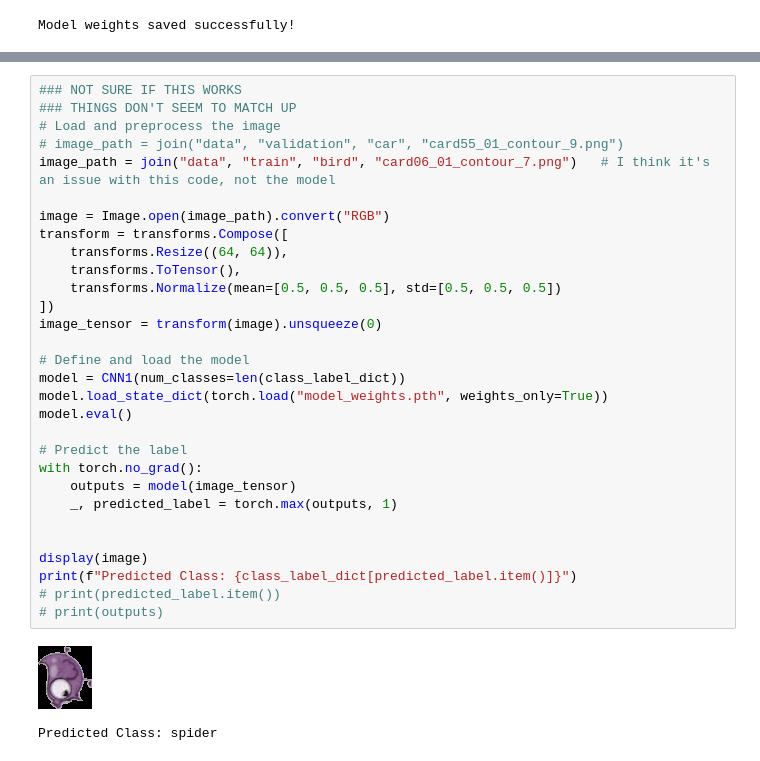
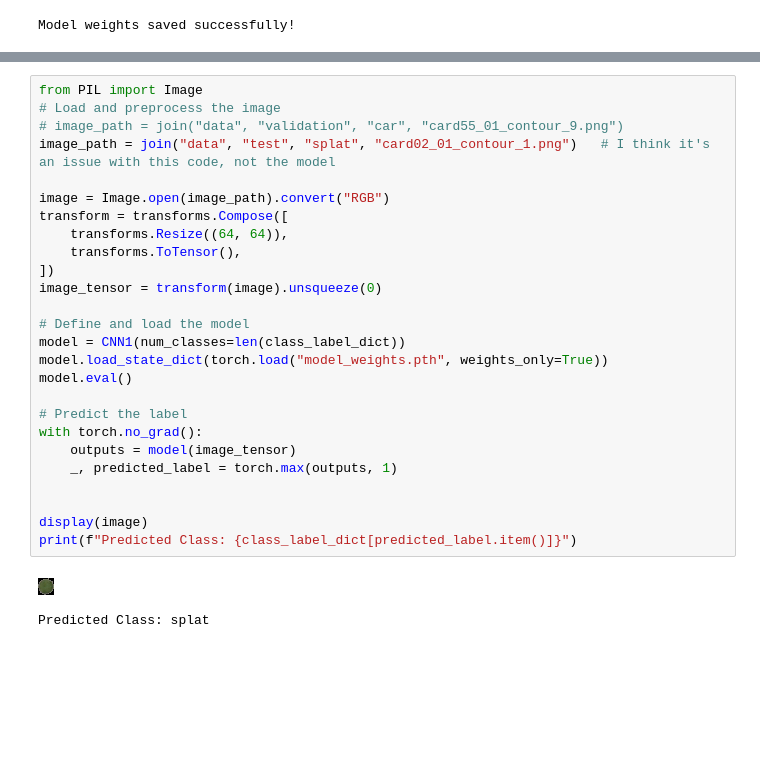
Before and after one commit to amandalchang/spot_it_cnn, a Jupyter notebook: model_testing.ipynb, the cells around one changed output, grey strips where cells are left out. Saved outputs shown, nothing was run; the diff lists cells and outputs as text; blank space fills up the shorter version.

```diff
--- a/model_testing.ipynb
+++ b/model_testing.ipynb
@@ -277,33 +321,29 @@ plot_confusion_matrix(test_cm, class_names, title='Test Confusion Matrix')
 # %%
-### NOT SURE IF THIS WORKS
-### THINGS DON'T SEEM TO MATCH UP
+from PIL import Image
 # Load and preprocess the image
 # image_path = join("data", "validation", "car", "card55_01_contour_9.png")
-image_path = join("data", "train", "bird", "card06_01_contour_7.png")   # I think it's an issue with this code, not the model
+image_path = join("data", "test", "splat", "card02_01_contour_1.png")   # I think it's an issue with this code, not the model
 
 image = Image.open(image_path).convert("RGB")
 transform = transforms.Compose([
     transforms.Resize((64, 64)),
     transforms.ToTensor(),
-    transforms.Normalize(mean=[0.5, 0.5, 0.5], std=[0.5, 0.5, 0.5])
 ])
 image_tensor = transform(image).unsqueeze(0)
 
 # Define and load the model
 model = CNN1(num_classes=len(class_label_dict))
 model.load_state_dict(torch.load("model_weights.pth", weights_only=True))
 model.eval()
 
 # Predict the label
 with torch.no_grad():
     outputs = model(image_tensor)
     _, predicted_label = torch.max(outputs, 1)
 
 
 display(image)
 print(f"Predicted Class: {class_label_dict[predicted_label.item()]}")
-# print(predicted_label.item())
-# print(outputs)
 # %% [output]
-[figure, old version]
+[figure, new version]
-Predicted Class: spider
+Predicted Class: splat
```
Also changed, not shown: parts of 4 cells of this notebook, 1 other file.
